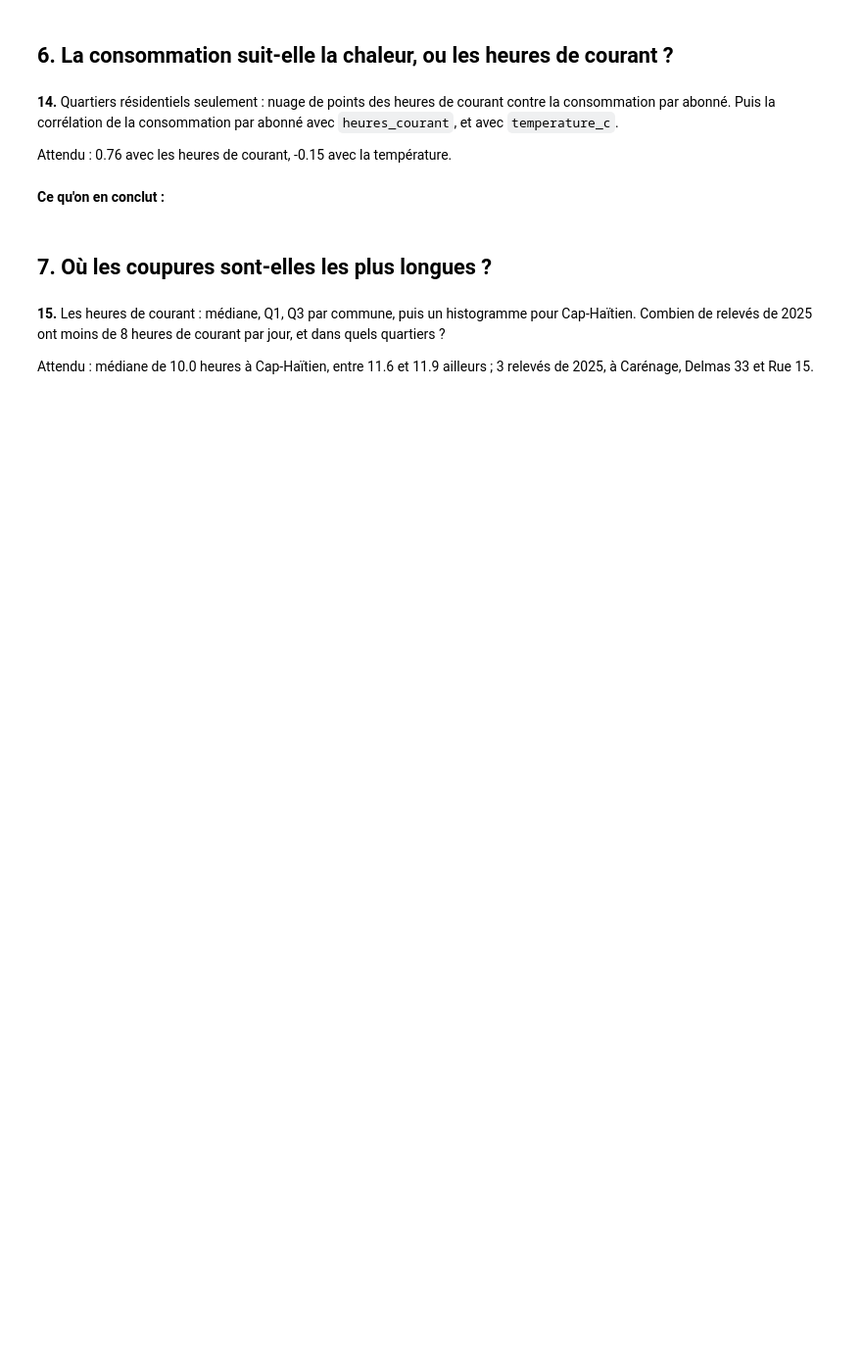
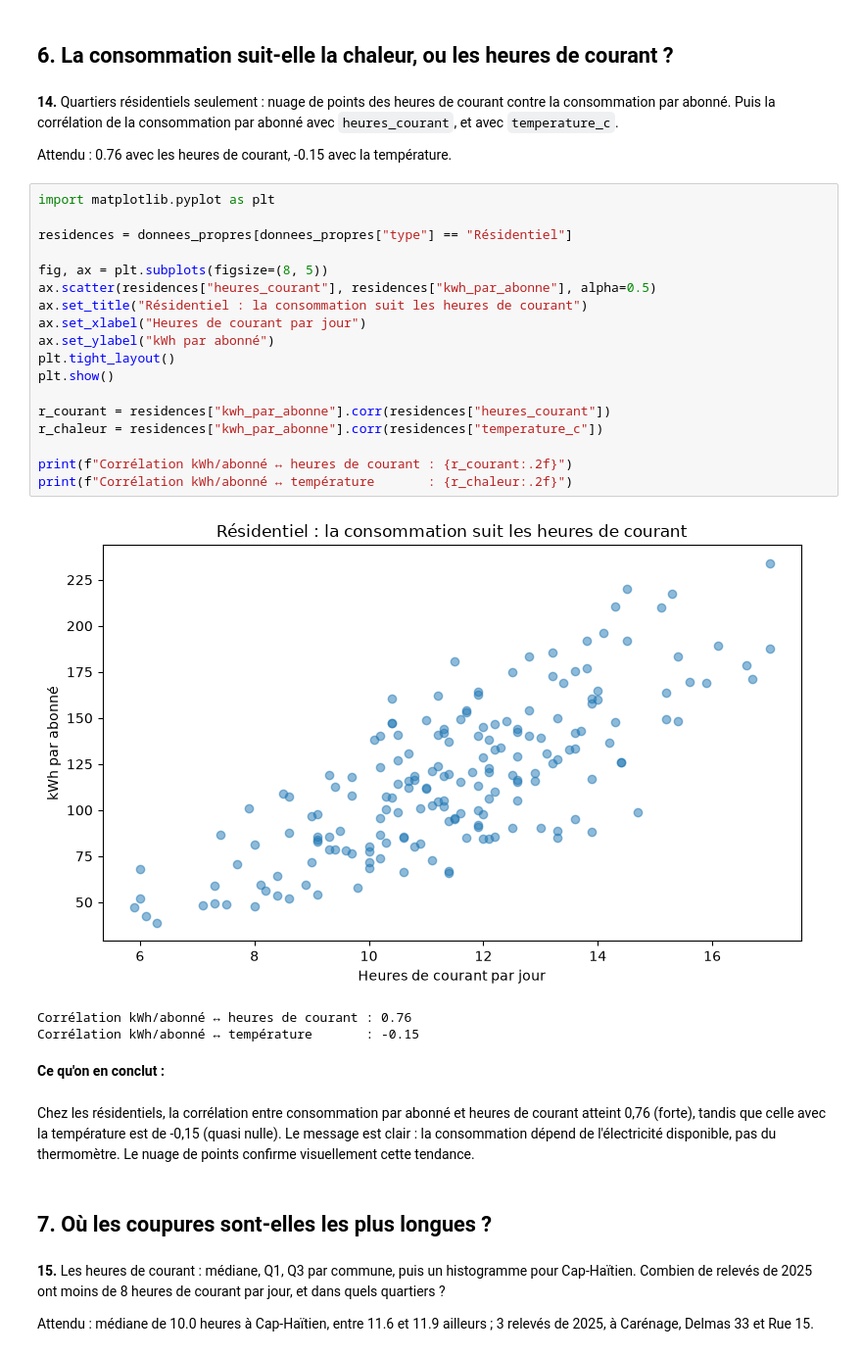
Before and after one commit to legrandabner05-hub/exercice-electricite, a Jupyter notebook: exploration.ipynb, the cells around one changed output. Shown at 98% size. Saved outputs shown, nothing was run; the diff lists cells and outputs as text; blank space fills up the shorter version.

```diff
--- a/exploration.ipynb
+++ b/exploration.ipynb
@@ -273,8 +345,32 @@ Attendu : Cap-Haïtien en tête, de 4.59 à 5.62 millions de kWh (+22.4 %) ; Del
 **14.** Quartiers résidentiels seulement : nuage de points des heures de courant contre la consommation par abonné. Puis la corrélation de la consommation par abonné avec `heures_courant`, et avec `temperature_c`.
 
 Attendu : 0.76 avec les heures de courant, -0.15 avec la température.
+# %%
+import matplotlib.pyplot as plt
+
+residences = donnees_propres[donnees_propres["type"] == "Résidentiel"]
+
+fig, ax = plt.subplots(figsize=(8, 5))
+ax.scatter(residences["heures_courant"], residences["kwh_par_abonne"], alpha=0.5)
+ax.set_title("Résidentiel : la consommation suit les heures de courant")
+ax.set_xlabel("Heures de courant par jour")
+ax.set_ylabel("kWh par abonné")
+plt.tight_layout()
+plt.show()
+
+r_courant = residences["kwh_par_abonne"].corr(residences["heures_courant"])
+r_chaleur = residences["kwh_par_abonne"].corr(residences["temperature_c"])
+
+print(f"Corrélation kWh/abonné ↔ heures de courant : {r_courant:.2f}")
+print(f"Corrélation kWh/abonné ↔ température       : {r_chaleur:.2f}")
+# %% [output]
+[figure, added]
+Corrélation kWh/abonné ↔ heures de courant : 0.76
+Corrélation kWh/abonné ↔ température       : -0.15
 # %% [markdown]
 **Ce qu'on en conclut :**
+# %% [markdown]
+Chez les résidentiels, la corrélation entre consommation par abonné et heures de courant atteint 0,76 (forte), tandis que celle avec la température est de -0,15 (quasi nulle). Le message est clair : la consommation dépend de l'électricité disponible, pas du thermomètre. Le nuage de points confirme visuellement cette tendance.
 # %% [markdown]
 ## 7. Où les coupures sont-elles les plus longues ?
 # %% [markdown]
```
Also changed, not shown: parts of 9 cells of this notebook.
